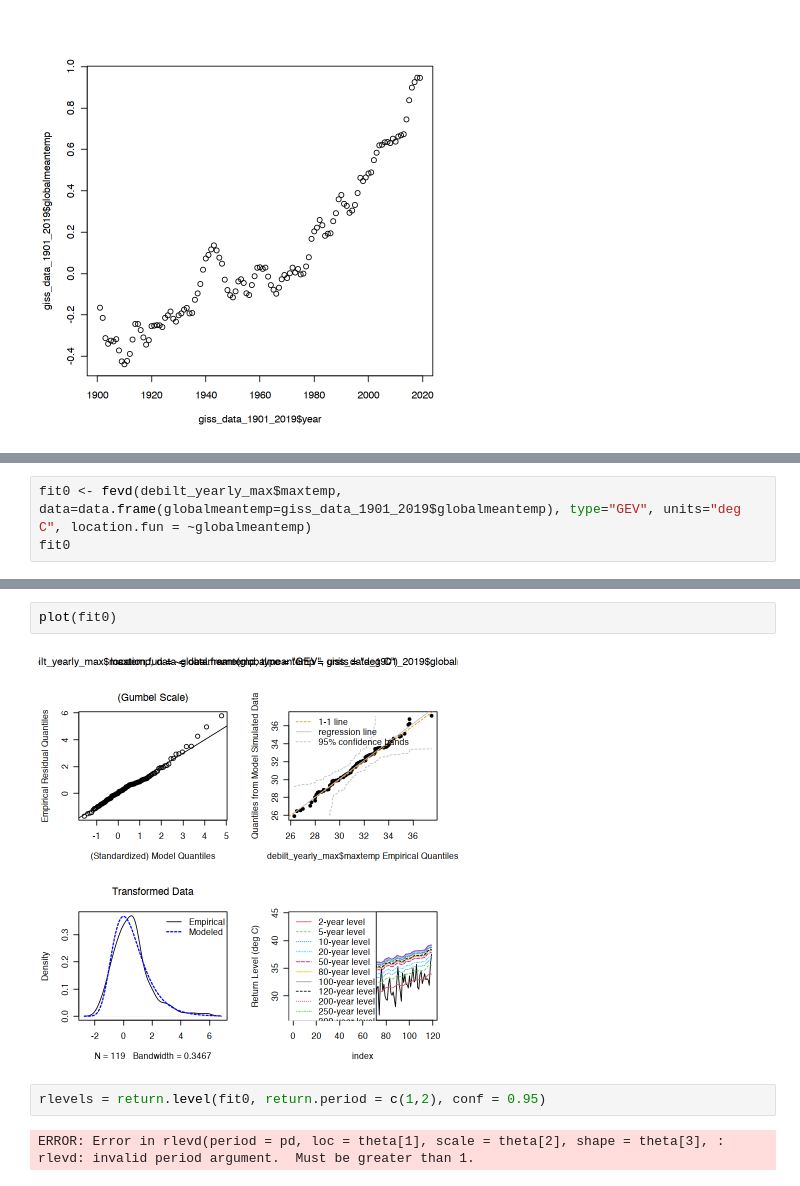
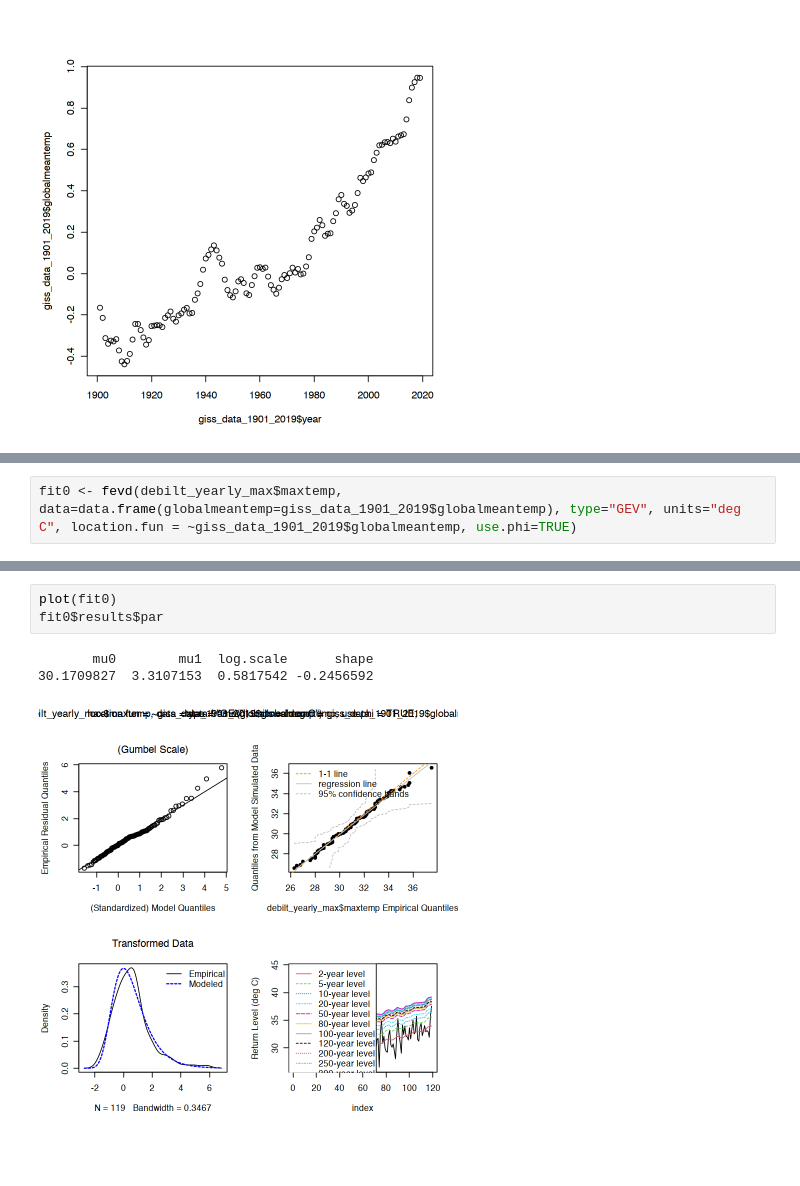
Before and after one commit to C3S-attribution-service/ToolsTesting, a Jupyter notebook: extRemes.ipynb, the cells around one changed output, grey strips where cells are left out. Saved outputs shown, nothing was run; the diff lists cells and outputs as text; blank space fills up the shorter version.

```diff
--- a/extRemes.ipynb
+++ b/extRemes.ipynb
@@ -70,3 +72,2 @@ plot(giss_data_1901_2019$year, giss_data_1901_2019$globalmeantemp)
 # %%
-fit0 <- fevd(debilt_yearly_max$maxtemp, data=data.frame(globalmeantemp=giss_data_1901_2019$globalmeantemp), type="GEV", units="deg C", location.fun = ~globalmeantemp)
-fit0
+fit0 <- fevd(debilt_yearly_max$maxtemp, data=data.frame(globalmeantemp=giss_data_1901_2019$globalmeantemp), type="GEV", units="deg C", location.fun = ~giss_data_1901_2019$globalmeantemp, use.phi=TRUE)
@@ -91,8 +74,7 @@ fevd(x = debilt_yearly_max$maxtemp, data = data.frame(globalmeantemp = giss_data
 # %%
 plot(fit0)
+fit0$results$par
 # %% [output]
+       mu0        mu1  log.scale      shape
+30.1709827  3.3107153  0.5817542 -0.2456592
-[figure, old version]
+[figure, new version]
-# %%
-rlevels = return.level(fit0, return.period = c(1,2), conf = 0.95)
-# %% [output]
-ERROR: Error in rlevd(period = pd, loc = theta[1], scale = theta[2], shape = theta[3], : rlevd: invalid period argument.  Must be greater than 1.
```
Also changed, not shown: parts of 12 cells of this notebook, 1 other file.
